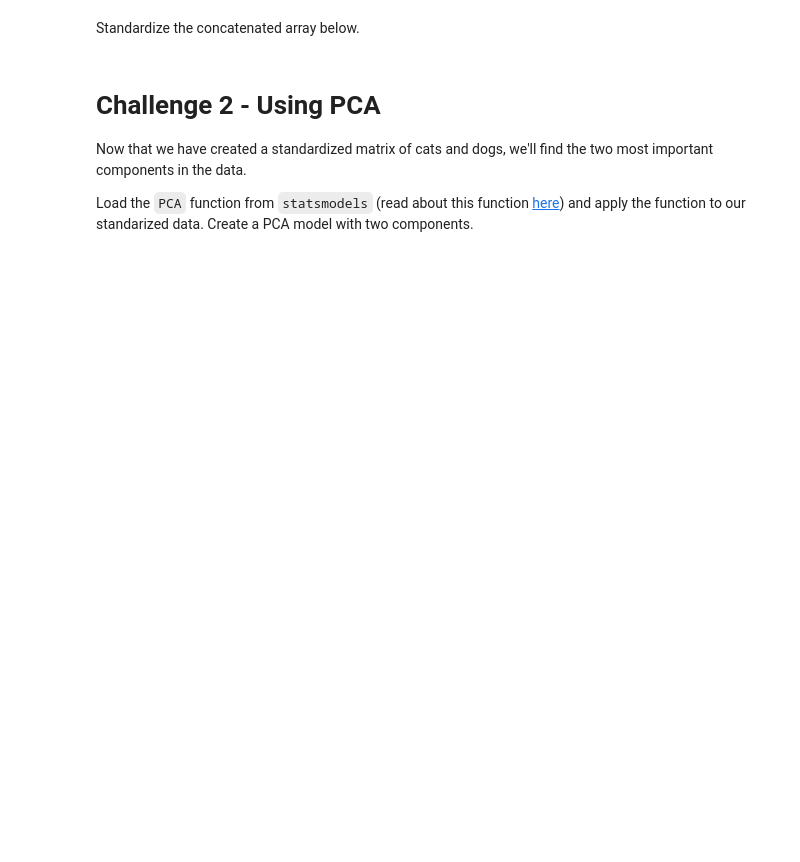
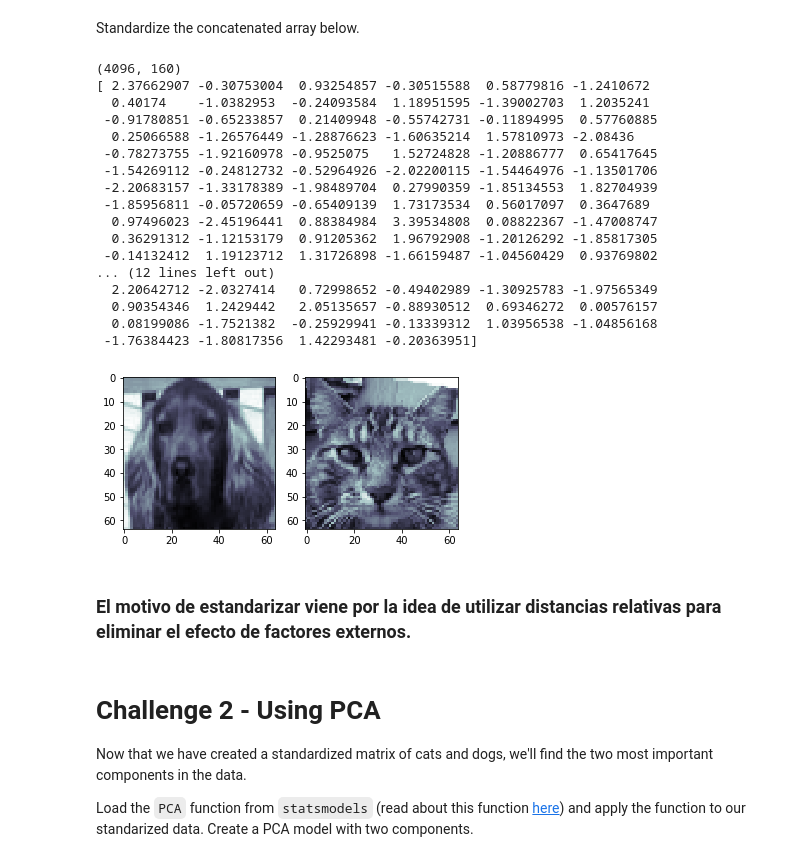
Before and after one commit to ironhack-datalabs/datamad0120, a Jupyter notebook: module-2/lab-pca/your-code/main.ipynb, the cells around one changed output. Saved outputs shown, nothing was run; the diff lists cells and outputs as text; code cells hidden in the pictures; blank space fills up the shorter version.

```diff
--- a/module-2/lab-pca/your-code/main.ipynb
+++ b/module-2/lab-pca/your-code/main.ipynb
@@ -76,5 +76,9 @@ def standardize(x):
     #Sample output: np.array([[-1,-1,-1],[1,1,1]])
 
     # Your code here:
+    media = np.mean(x, axis=0)
+    stdev = np.std(x, axis=0)
+    res = (x-media)/stdev
+    return res
 # %% [markdown]
 Now, use the `np.concatenate` function to combine the cats and dogs arrays. Use `axis=1` to combine the two correctly. Make sure to put dogs first.
@@ -87,3 +114,38 @@ Standardize the concatenated array below.
+# %%
+# Your code here:
+
+pets_standard = standardize(pets)
+
+print(pets_standard.shape)
+
+plt.figure()
+plt.subplot(1,2,1)
+plt.imshow(pets_standard[:,50].reshape(64, 64).T, cmap=plt.cm.bone, interpolation='nearest')
+plt.subplot(1,2,2)
+plt.imshow(pets_standard[:,150].reshape(64, 64).T, cmap=plt.cm.bone, interpolation='nearest')
+
+print(pets_standard[0])
+# %% [output]
+(4096, 160)
+[ 2.37662907 -0.30753004  0.93254857 -0.30515588  0.58779816 -1.2410672
+  0.40174    -1.0382953  -0.24093584  1.18951595 -1.39002703  1.2035241
+ -0.91780851 -0.65233857  0.21409948 -0.55742731 -0.11894995  0.57760885
+  0.25066588 -1.26576449 -1.28876623 -1.60635214  1.57810973 -2.08436
+ -0.78273755 -1.92160978 -0.9525075   1.52724828 -1.20886777  0.65417645
+ -1.54269112 -0.24812732 -0.52964926 -2.02200115 -1.54464976 -1.13501706
+ -2.20683157 -1.33178389 -1.98489704  0.27990359 -1.85134553  1.82704939
+ -1.85956811 -0.05720659 -0.65409139  1.73173534  0.56017097  0.3647689
+  0.97496023 -2.45196441  0.88384984  3.39534808  0.08822367 -1.47008747
+  0.36291312 -1.12153179  0.91205362  1.96792908 -1.20126292 -1.85817305
+ -0.14132412  1.19123712  1.31726898 -1.66159487 -1.04560429  0.93769802
+... (12 lines left out)
+  2.20642712 -2.0327414   0.72998652 -0.49402989 -1.30925783 -1.97565349
+  0.90354346  1.2429442   2.05135657 -0.88930512  0.69346272  0.00576157
+  0.08199086 -1.7521382  -0.25929941 -0.13339312  1.03956538 -1.04856168
+ -1.76384423 -1.80817356  1.42293481 -0.20363951]
+[figure, added]
+# %% [markdown]
+### El motivo de estandarizar viene por la idea de utilizar distancias relativas para eliminar el efecto de factores externos.
 # %% [markdown]
 # Challenge 2 - Using PCA
 
```
Also changed, not shown: parts of 18 cells of this notebook.
